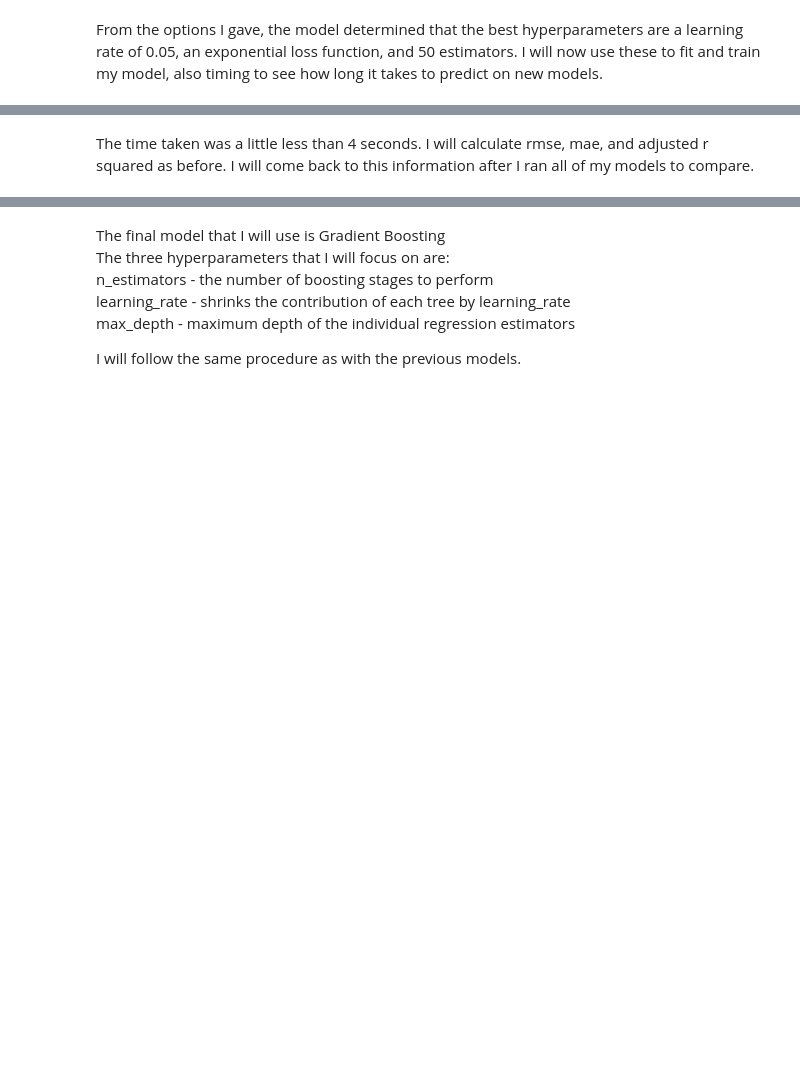
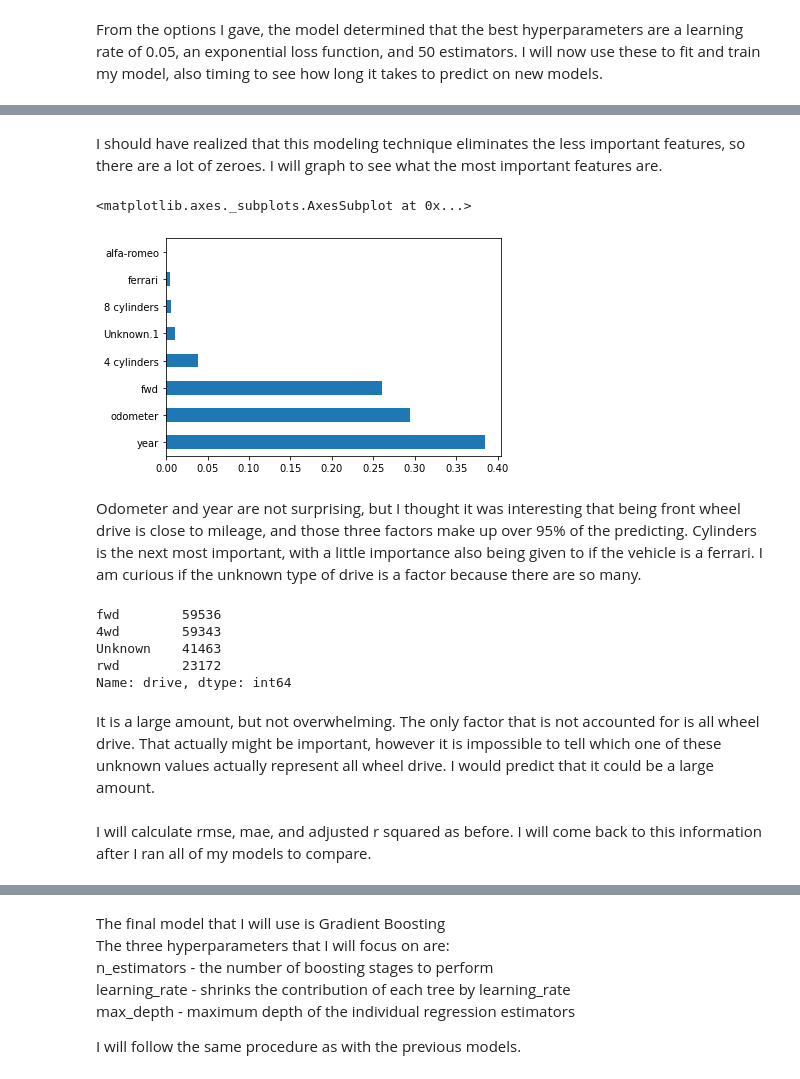
Before and after one commit to dawgtree/CapstoneTwoProject, a Jupyter notebook: 2nd_Capstone_Modeling.ipynb, the cells around one changed output, grey strips where cells are left out. Cells and saved outputs as stored; diff of their text form; code cells hidden in the pictures; blank space fills up the shorter version.

```diff
--- a/2nd_Capstone_Modeling.ipynb
+++ b/2nd_Capstone_Modeling.ipynb
@@ -164,5 +234,25 @@ ab_pred_time
+# %% [markdown]
+I should have realized that this modeling technique eliminates the less important features, so there are a lot of zeroes.  I will graph to see what the most important features are.
+# %%
+feat_importances_ab = pd.Series(modelada.feature_importances_, index=X_train.columns)
+feat_importances_ab.nlargest(8).plot(kind='barh')
+# %% [output]
+<matplotlib.axes._subplots.AxesSubplot at 0x...>
+[figure, added]
+# %% [markdown]
+Odometer and year are not surprising, but I thought it was interesting that being front wheel drive is close to mileage, and those three factors make up over 95% of the predicting. Cylinders is the next most important, with a little importance also being given to if the vehicle is a ferrari.  I am curious if the unknown type of drive is a factor because there are so many.
+# %%
+cars['drive'].value_counts()
+# %% [output]
+fwd        59536
+4wd        59343
+Unknown    41463
+rwd        23172
+Name: drive, dtype: int64
+# %% [markdown]
+It is a large amount, but not overwhelming. The only factor that is not accounted for is all wheel drive.  That actually might be important, however it is impossible to tell which one of these unknown values actually represent all wheel drive.  I would predict that it could be a large amount.
 # %% [markdown]
-The time taken was a little less than 4 seconds. I will calculate rmse, mae, and adjusted r squared as before. I will come back to this information after I ran all of my models to compare.
+I will calculate rmse, mae, and adjusted r squared as before. I will come back to this information after I ran all of my models to compare.
 # %%
 ab_rmse = sqrt(mean_squared_error(y_test,y_pred_ab))
 ab_rmse
```
Also changed, not shown: parts of 46 cells of this notebook.
